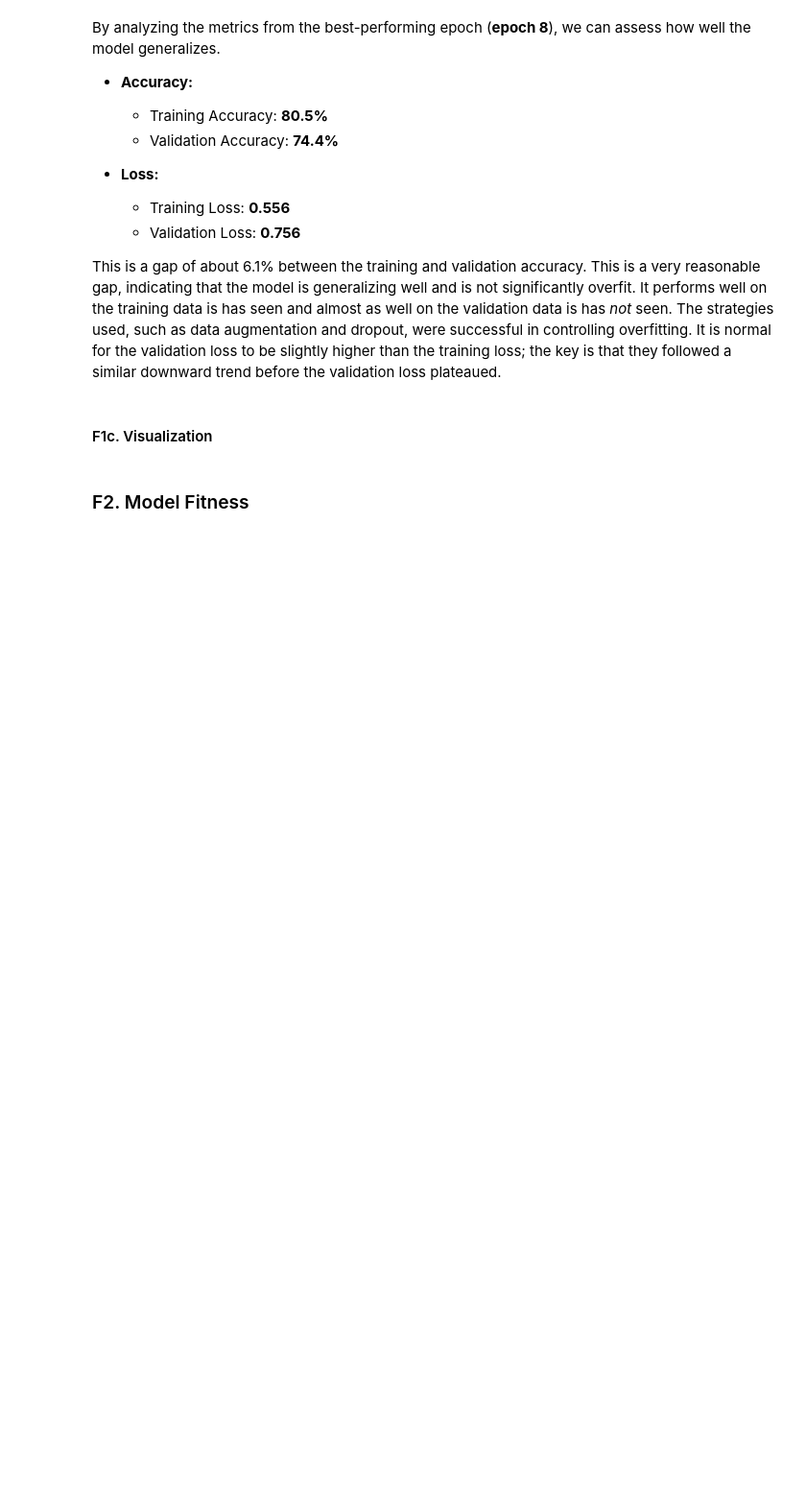
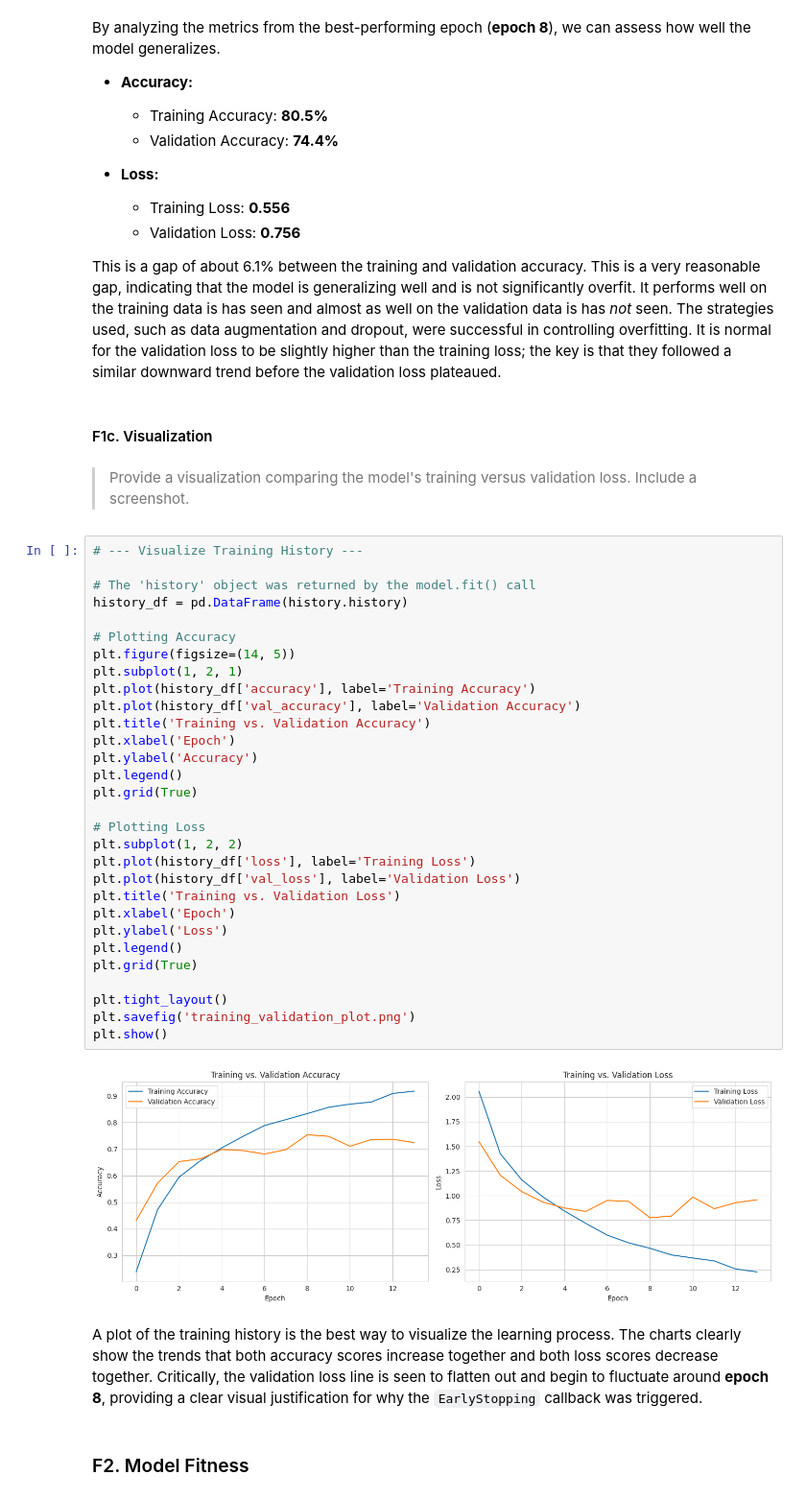
Before and after one commit to smmurdock/Neural-Network-Seedling-Images, a Jupyter notebook: D604_Task_1_Neural_Network.ipynb, the cells around one changed output. Shown at 96% size. Drawn from its saved outputs; the diff is of its cells as text; blank space fills up the shorter version.

Commit message:
Plot the visualization of the model's training accuracy and loss versus the validation data

```diff
--- a/D604_Task_1_Neural_Network.ipynb
+++ b/D604_Task_1_Neural_Network.ipynb
@@ -970,6 +970,42 @@ By analyzing the metrics from the best-performing epoch (**epoch 8**), we can as
 This is a gap of about 6.1% between the training and validation accuracy. This is a very reasonable gap, indicating that the model is generalizing well and is not significantly overfit. It performs well on the training data is has seen and almost as well on the validation data is has _not_ seen. The strategies used, such as data augmentation and dropout, were successful in controlling overfitting. It is normal for the validation loss to be slightly higher than the training loss; the key is that they followed a similar downward trend before the validation loss plateaued.
 # %% [markdown]
 #### F1c. Visualization
+# %% [markdown]
+> Provide a visualization comparing the model's training versus validation loss. Include a screenshot.
+# %%
+# --- Visualize Training History ---
+
+# The 'history' object was returned by the model.fit() call
+history_df = pd.DataFrame(history.history)
+
+# Plotting Accuracy
+plt.figure(figsize=(14, 5))
+plt.subplot(1, 2, 1)
+plt.plot(history_df['accuracy'], label='Training Accuracy')
+plt.plot(history_df['val_accuracy'], label='Validation Accuracy')
+plt.title('Training vs. Validation Accuracy')
+plt.xlabel('Epoch')
+plt.ylabel('Accuracy')
+plt.legend()
+plt.grid(True)
+
+# Plotting Loss
+plt.subplot(1, 2, 2)
+plt.plot(history_df['loss'], label='Training Loss')
+plt.plot(history_df['val_loss'], label='Validation Loss')
+plt.title('Training vs. Validation Loss')
+plt.xlabel('Epoch')
+plt.ylabel('Loss')
+plt.legend()
+plt.grid(True)
+
+plt.tight_layout()
+plt.savefig('training_validation_plot.png')
+plt.show()
+# %% [output]
+[figure, added]
+# %% [markdown]
+A plot of the training history is the best way to visualize the learning process. The charts clearly show the trends that both accuracy scores increase together and both loss scores decrease together. Critically, the validation loss line is seen to flatten out and begin to fluctuate around **epoch 8**, providing a clear visual justification for why the `EarlyStopping` callback was triggered.
 # %% [markdown]
 ### F2. Model Fitness
 # %% [markdown]
```
Also changed, not shown: parts of 4 cells of this notebook.
